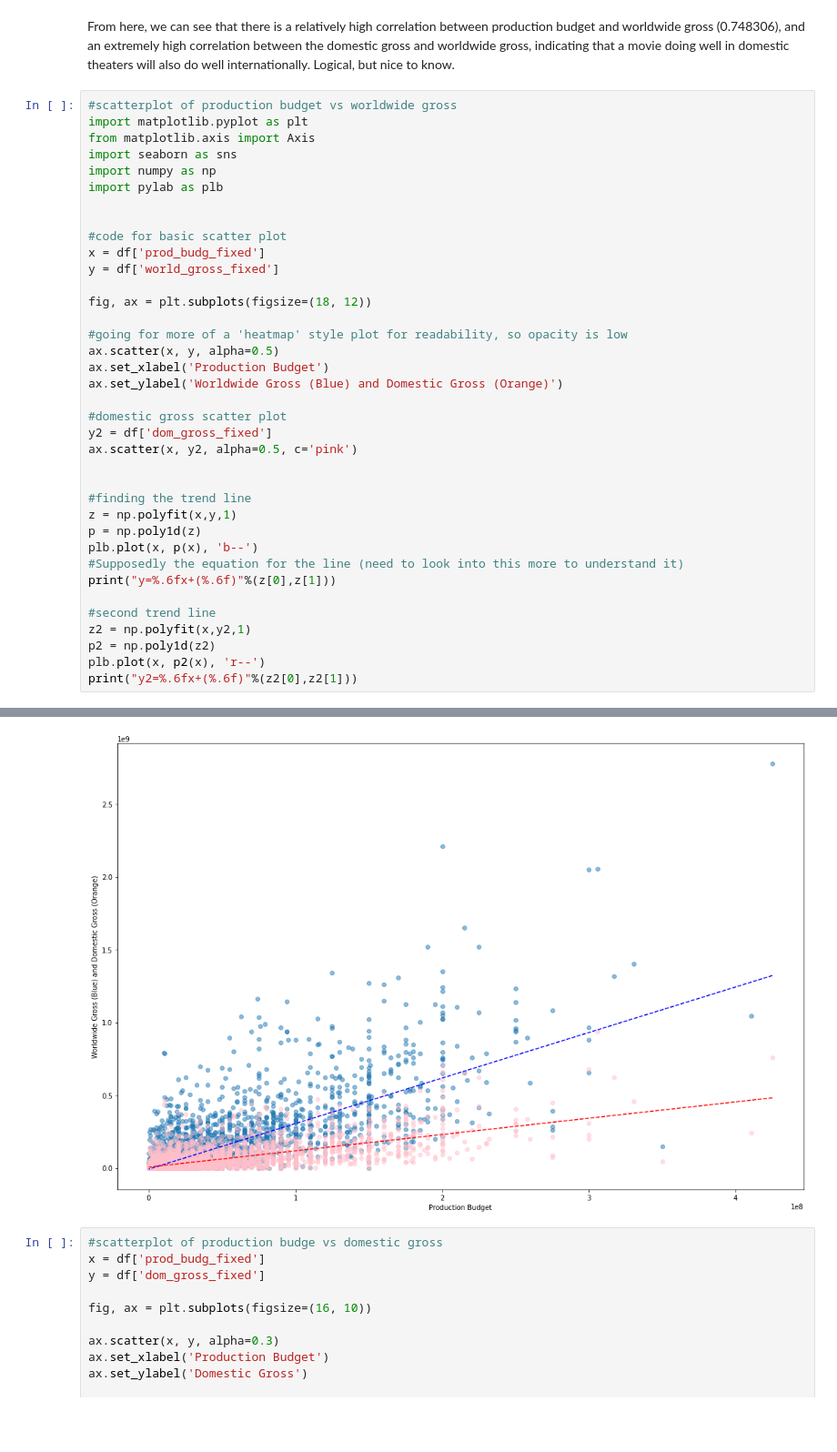
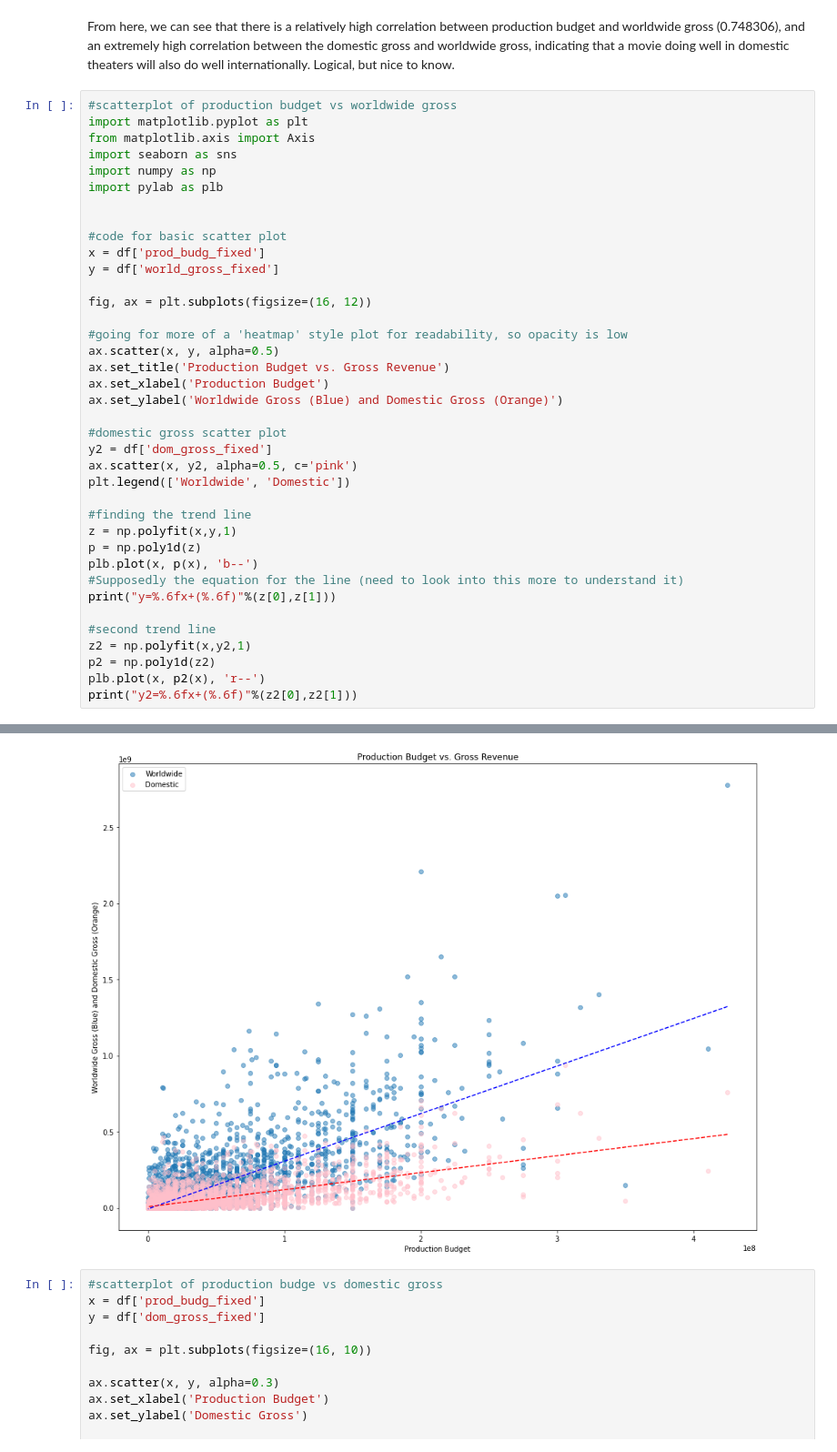
Before and after one commit to KPMcDonough49/dsc-phase-1-project, a Jupyter notebook: vc_working_notebooks/tn_cleaning.ipynb, the cells around one changed output, grey strips where cells are left out. Shown: that part at 91% size. Cells and saved outputs as stored; diff of their text form; blank space fills up the shorter version.

```diff
--- a/vc_working_notebooks/tn_cleaning.ipynb
+++ b/vc_working_notebooks/tn_cleaning.ipynb
@@ -88,36 +88,37 @@ import pylab as plb
 
 #code for basic scatter plot
 x = df['prod_budg_fixed']
 y = df['world_gross_fixed']
 
-fig, ax = plt.subplots(figsize=(18, 12))
+fig, ax = plt.subplots(figsize=(16, 12))
 
 #going for more of a 'heatmap' style plot for readability, so opacity is low
 ax.scatter(x, y, alpha=0.5)
+ax.set_title('Production Budget vs. Gross Revenue')
 ax.set_xlabel('Production Budget')
 ax.set_ylabel('Worldwide Gross (Blue) and Domestic Gross (Orange)')
 
 #domestic gross scatter plot
 y2 = df['dom_gross_fixed']
 ax.scatter(x, y2, alpha=0.5, c='pink')
-
+plt.legend(['Worldwide', 'Domestic'])
 
 #finding the trend line
 z = np.polyfit(x,y,1)
 p = np.poly1d(z)
 plb.plot(x, p(x), 'b--')
 #Supposedly the equation for the line (need to look into this more to understand it)
 print("y=%.6fx+(%.6f)"%(z[0],z[1]))
 
 #second trend line
 z2 = np.polyfit(x,y2,1)
 p2 = np.poly1d(z2)
 plb.plot(x, p2(x), 'r--')
 print("y2=%.6fx+(%.6f)"%(z2[0],z2[1]))
 # %% [output]
 y=3.126943x+(-7285667.054592)
 y2=1.119087x+(6523888.576660)
-[figure, old version]
+[figure, new version]
 # %%
 #scatterplot of production budge vs domestic gross
 x = df['prod_budg_fixed']
```
